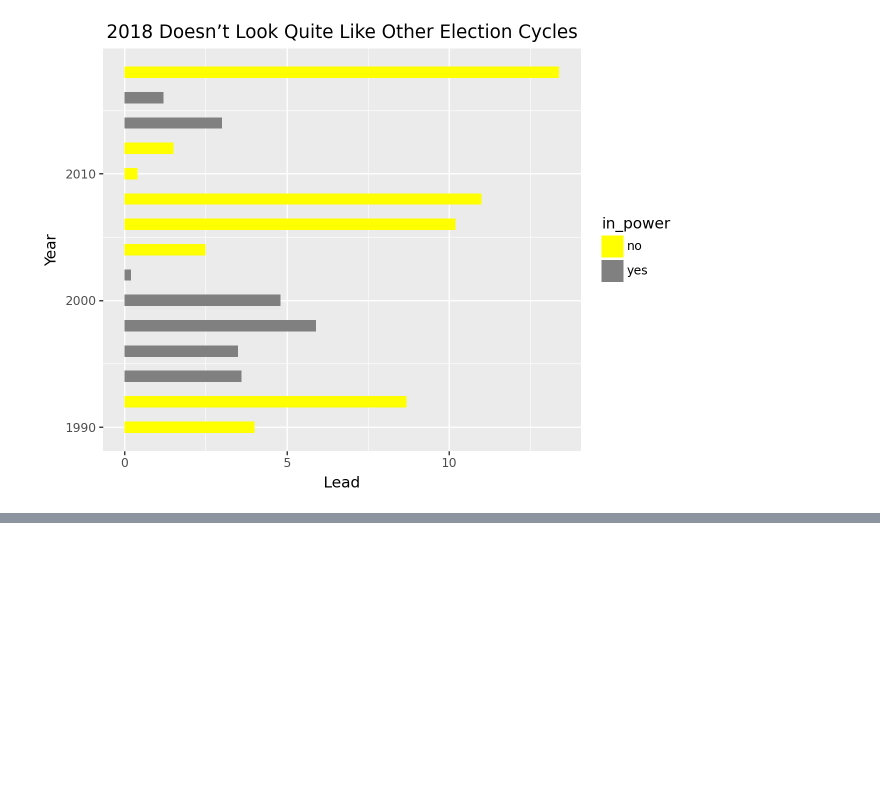
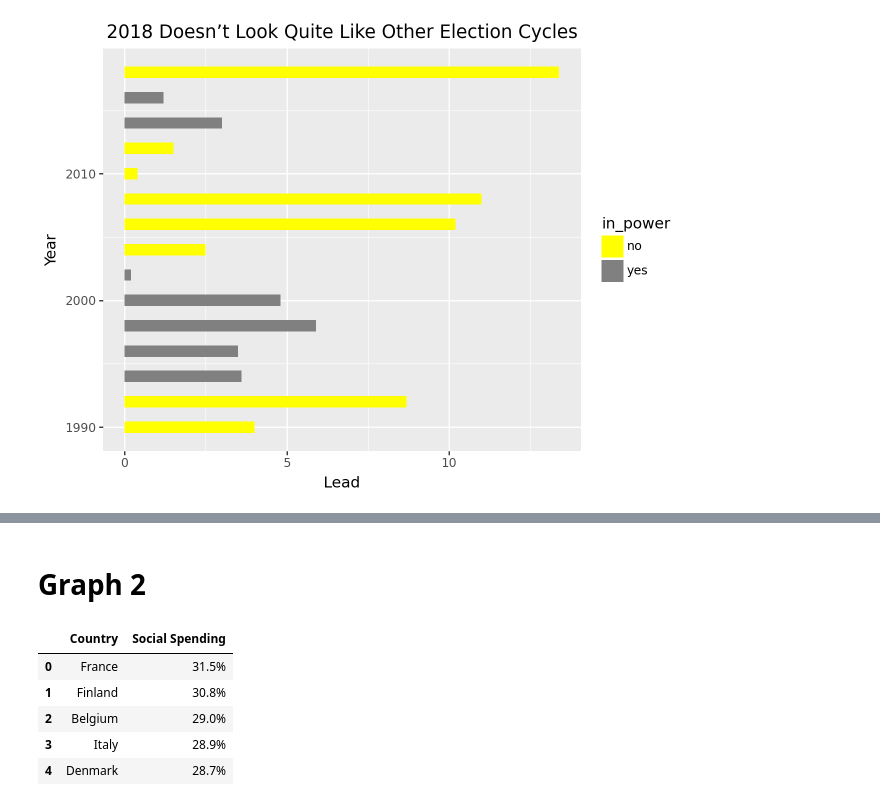
Before and after one commit to renatadaou/homework-notebooks-to-illustrator, a Jupyter notebook: Homework - Notebooks to Illustrator.ipynb, the cells around one changed output, grey strips where cells are left out. Cells and saved outputs as stored; diff of their text form; code cells hidden in the pictures; blank space fills up the shorter version.

```diff
--- a/Homework - Notebooks to Illustrator.ipynb
+++ b/Homework - Notebooks to Illustrator.ipynb
@@ -140,0 +156,12 @@ plot
+# %% [markdown]
+# Graph 2
+# %%
+df2=pd.read_csv("data/social-spending.csv")
+df2.head()
+# %% [output]
+|  | Country | Social Spending |
+| 0 | France | 31.5% |
+| 1 | Finland | 30.8% |
+| 2 | Belgium | 29.0% |
+| 3 | Italy | 28.9% |
+| 4 | Denmark | 28.7% |
```
Also changed, not shown: parts of 7 cells of this notebook, 17 other files.
